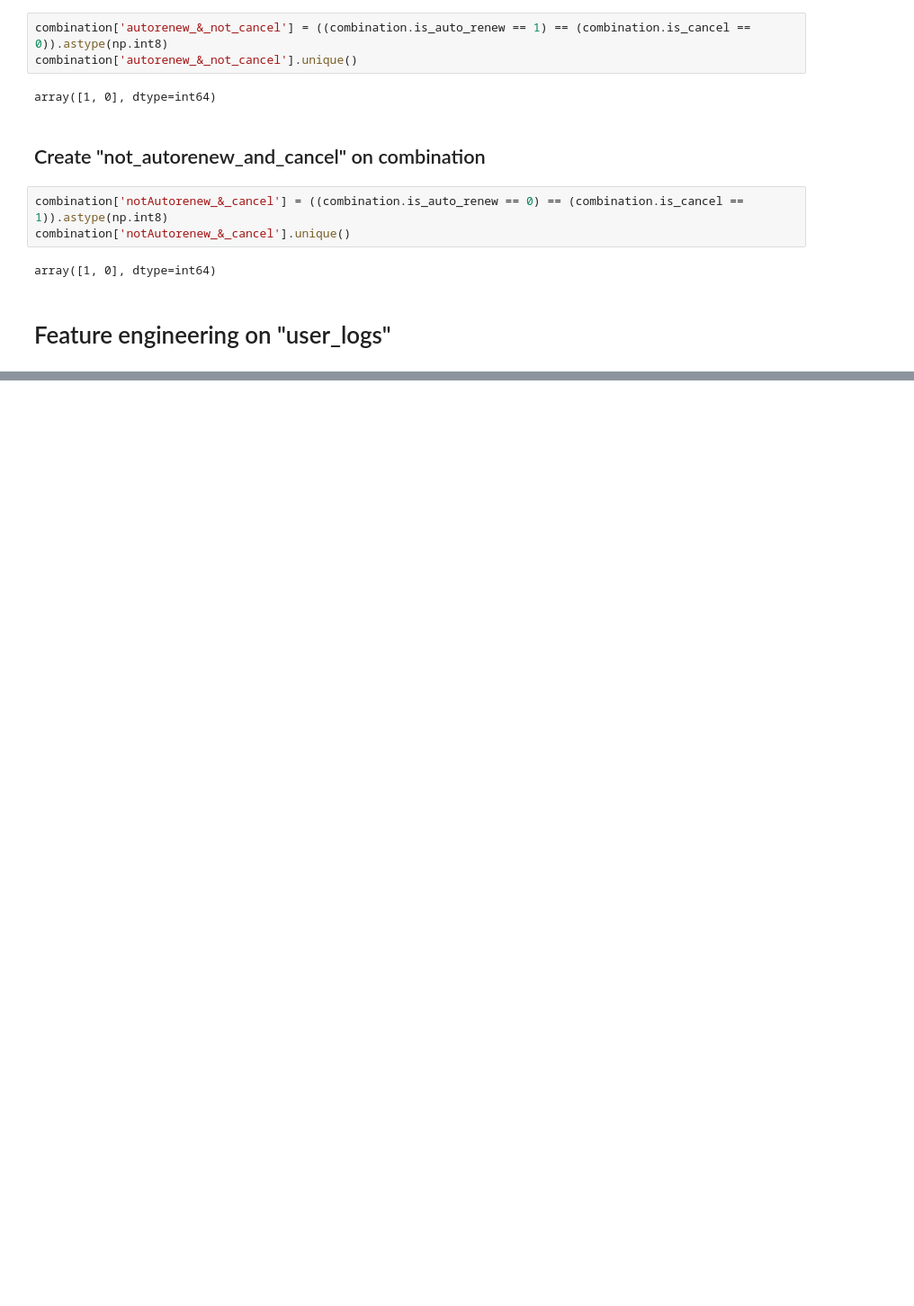
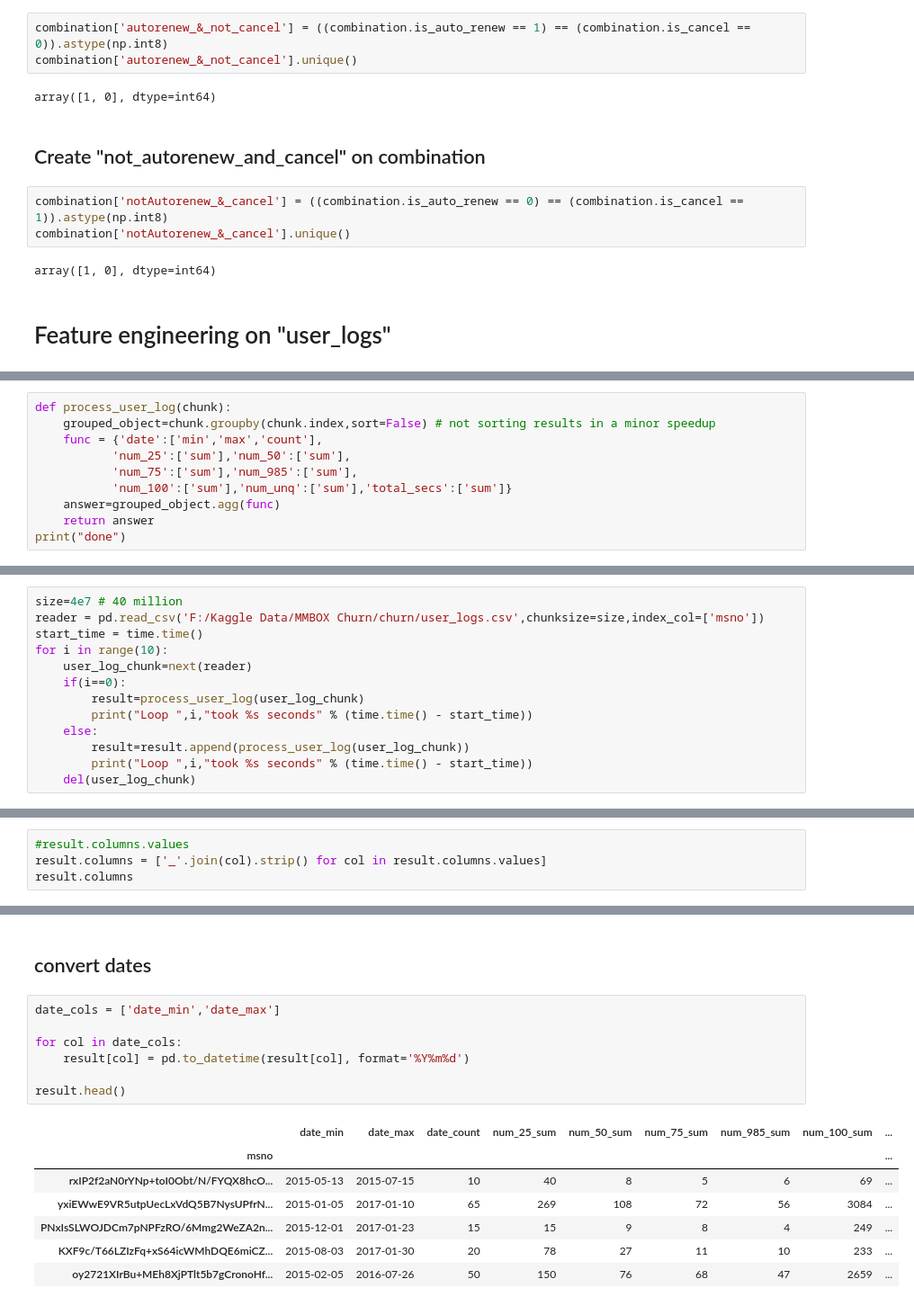
Before and after one commit to ArnaudCarrere/WSDM, a Jupyter notebook: feature_engineering.ipynb, the cells around one changed output, grey strips where cells are left out. Shown at 90% size. Saved outputs shown, nothing was run; the diff lists cells and outputs as text; blank space fills up the shorter version.

Commit message:
user_logs reducage & feature enginerring

```diff
--- a/feature_engineering.ipynb
+++ b/feature_engineering.ipynb
@@ -181,0 +185,10 @@ array([1, 0], dtype=int64)
+# %%
+def process_user_log(chunk):
+    grouped_object=chunk.groupby(chunk.index,sort=False) # not sorting results in a minor speedup
+    func = {'date':['min','max','count'],
+           'num_25':['sum'],'num_50':['sum'],
+           'num_75':['sum'],'num_985':['sum'],
+           'num_100':['sum'],'num_unq':['sum'],'total_secs':['sum']}
+    answer=grouped_object.agg(func)
+    return answer
+print("done")
@@ -181,0 +197,13 @@ array([1, 0], dtype=int64)
+# %%
+size=4e7 # 40 million
+reader = pd.read_csv('F:/Kaggle Data/MMBOX Churn/churn/user_logs.csv',chunksize=size,index_col=['msno'])
+start_time = time.time()
+for i in range(10):
+    user_log_chunk=next(reader)
+    if(i==0):
+        result=process_user_log(user_log_chunk)
+        print("Loop ",i,"took %s seconds" % (time.time() - start_time))
+    else:
+        result=result.append(process_user_log(user_log_chunk))
+        print("Loop ",i,"took %s seconds" % (time.time() - start_time))
+    del(user_log_chunk)
@@ -181,0 +223,4 @@ array([1, 0], dtype=int64)
+# %%
+#result.columns.values
+result.columns = ['_'.join(col).strip() for col in result.columns.values]
+result.columns
@@ -181,0 +260,17 @@ array([1, 0], dtype=int64)
+# %% [markdown]
+## convert dates
+# %%
+date_cols = ['date_min','date_max']
+
+for col in date_cols:
+    result[col] = pd.to_datetime(result[col], format='%Y%m%d')
+
+result.head()
+# %% [output]
+|  | date_min | date_max | date_count | num_25_sum | num_50_sum | num_75_sum | num_985_sum | num_100_sum | ... |
+| msno |  |  |  |  |  |  |  |  | ... |
+| rxIP2f2aN0rYNp+toI0Obt/N/FYQX8hcO... | 2015-05-13 | 2015-07-15 | 10 | 40 | 8 | 5 | 6 | 69 | ... |
+| yxiEWwE9VR5utpUecLxVdQ5B7NysUPfrN... | 2015-01-05 | 2017-01-10 | 65 | 269 | 108 | 72 | 56 | 3084 | ... |
+| PNxIsSLWOJDCm7pNPFzRO/6Mmg2WeZA2n... | 2015-12-01 | 2017-01-23 | 15 | 15 | 9 | 8 | 4 | 249 | ... |
+| KXF9c/T66LZIzFq+xS64icWMhDQE6miCZ... | 2015-08-03 | 2017-01-30 | 20 | 78 | 27 | 11 | 10 | 233 | ... |
+| oy2721XIrBu+MEh8XjPTlt5b7gCronoHf... | 2015-02-05 | 2016-07-26 | 50 | 150 | 76 | 68 | 47 | 2659 | ... |
```
Also changed, not shown: parts of 11 cells of this notebook.
